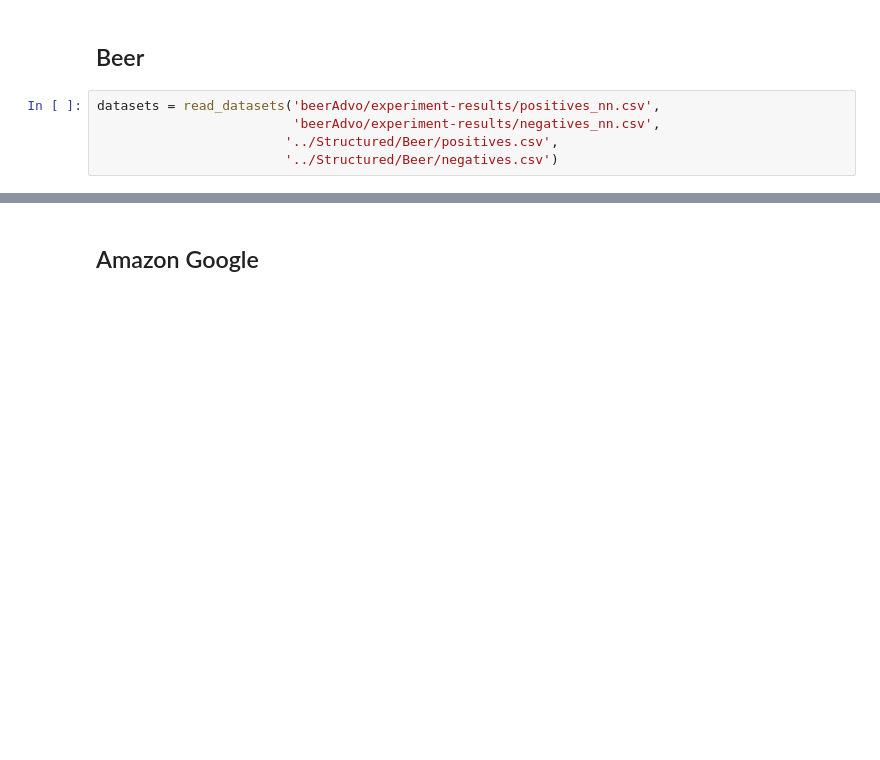
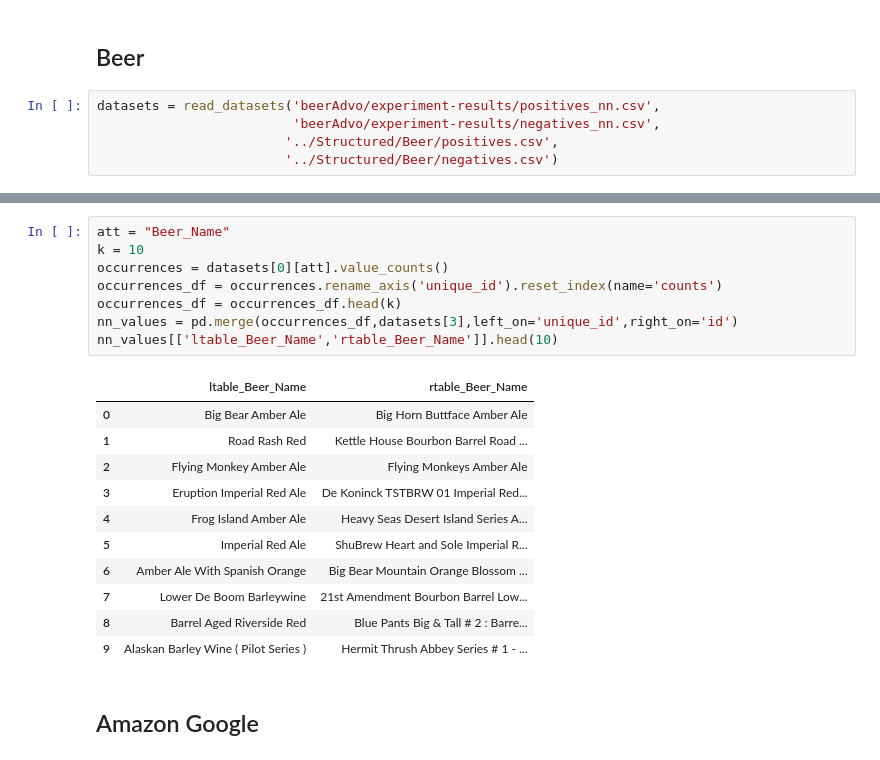
Before and after one commit to vincenzomartello/deepmatcher-experiments, a Jupyter notebook: notebooks/exp20.ipynb, the cells around one changed output, grey strips where cells are left out. Cells and saved outputs as stored; diff of their text form; blank space fills up the shorter version.

```diff
--- a/notebooks/exp20.ipynb
+++ b/notebooks/exp20.ipynb
@@ -130,3 +171,23 @@ calculateMeanEditDistances(datasets[1],datasets[2],attributes)
+# %%
+att = "Beer_Name"
+k = 10
+occurrences = datasets[0][att].value_counts()
+occurrences_df = occurrences.rename_axis('unique_id').reset_index(name='counts')
+occurrences_df = occurrences_df.head(k)
+nn_values = pd.merge(occurrences_df,datasets[3],left_on='unique_id',right_on='id')
+nn_values[['ltable_Beer_Name','rtable_Beer_Name']].head(10)
+# %% [output]
+|  | ltable_Beer_Name | rtable_Beer_Name |
+| 0 | Big Bear Amber Ale | Big Horn Buttface Amber Ale |
+| 1 | Road Rash Red | Kettle House Bourbon Barrel Road ... |
+| 2 | Flying Monkey Amber Ale | Flying Monkeys Amber Ale |
+| 3 | Eruption Imperial Red Ale | De Koninck TSTBRW 01 Imperial Red... |
+| 4 | Frog Island Amber Ale | Heavy Seas Desert Island Series A... |
+| 5 | Imperial Red Ale | ShuBrew Heart and Sole Imperial R... |
+| 6 | Amber Ale With Spanish Orange | Big Bear Mountain Orange Blossom ... |
+| 7 | Lower De Boom Barleywine | 21st Amendment Bourbon Barrel Low... |
+| 8 | Barrel Aged Riverside Red | Blue Pants Big & Tall # 2 : Barre... |
+| 9 | Alaskan Barley Wine ( Pilot Series ) | Hermit Thrush Abbey Series # 1 - ... |
 # %% [markdown]
 ## Amazon Google
 # %%
```
Also changed, not shown: parts of 9 cells of this notebook, 9 other files.
